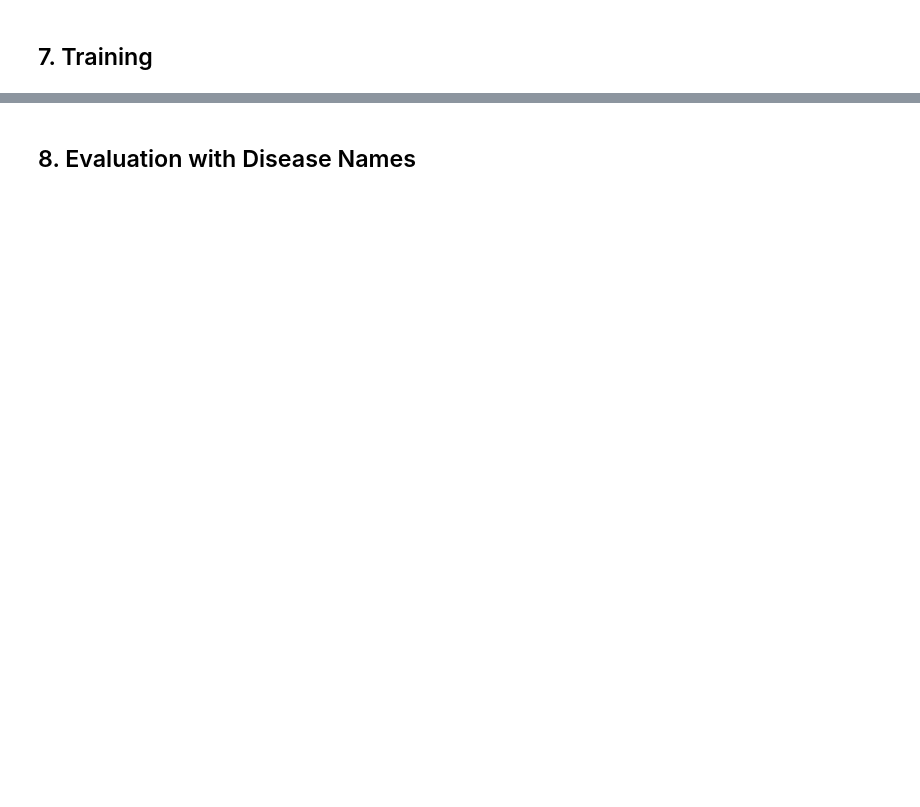
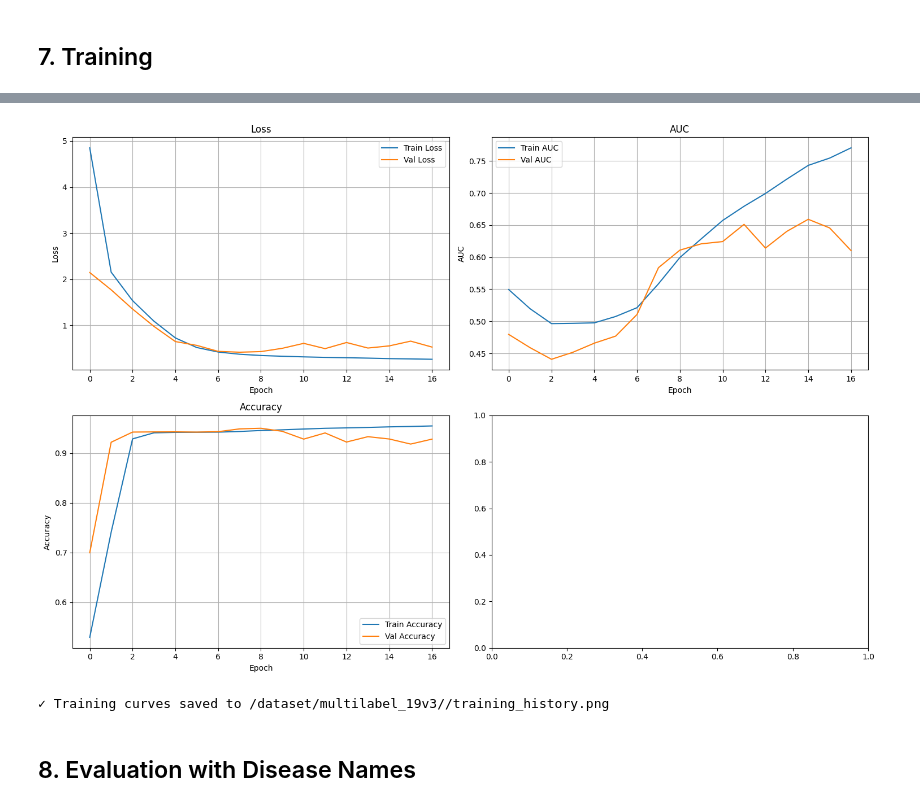
Before and after one commit to kiril-buga/Neural-Network-Training-Project, a Jupyter notebook: 1D_CNN_Multilabel_19_Classes_V3/Y_1d_CNN_19_Labels_FullLength_v03.ipynb, the cells around one changed output, grey strips where cells are left out. Drawn from its saved outputs; the diff is of its cells as text; code cells hidden in the pictures; blank space fills up the shorter version.

```diff
--- a/1D_CNN_Multilabel_19_Classes_V3/Y_1d_CNN_19_Labels_FullLength_v03.ipynb
+++ b/1D_CNN_Multilabel_19_Classes_V3/Y_1d_CNN_19_Labels_FullLength_v03.ipynb
@@ -1830,42 +1858,45 @@ axes[0, 0].set_title('Loss', fontsize=12)
 axes[0, 0].set_xlabel('Epoch')
 axes[0, 0].set_ylabel('Loss')
 axes[0, 0].legend()
 axes[0, 0].grid(True)
 
 # AUC
 axes[0, 1].plot(history.history['auc'], label='Train AUC')
 axes[0, 1].plot(history.history['val_auc'], label='Val AUC')
 axes[0, 1].set_title('AUC', fontsize=12)
 axes[0, 1].set_xlabel('Epoch')
 axes[0, 1].set_ylabel('AUC')
 axes[0, 1].legend()
 axes[0, 1].grid(True)
 
 # Accuracy
 axes[1, 0].plot(history.history['accuracy'], label='Train Accuracy')
 axes[1, 0].plot(history.history['val_accuracy'], label='Val Accuracy')
 axes[1, 0].set_title('Accuracy', fontsize=12)
 axes[1, 0].set_xlabel('Epoch')
 axes[1, 0].set_ylabel('Accuracy')
 axes[1, 0].legend()
 axes[1, 0].grid(True)
 
 # Precision & Recall
-axes[1, 1].plot(history.history['precision'], label='Train Precision', linestyle='--')
-axes[1, 1].plot(history.history['recall'], label='Train Recall', linestyle=':')
-axes[1, 1].plot(history.history['val_precision'], label='Val Precision', linestyle='--')
-axes[1, 1].plot(history.history['val_recall'], label='Val Recall', linestyle=':')
-axes[1, 1].set_title('Precision & Recall', fontsize=12)
-axes[1, 1].set_xlabel('Epoch')
-axes[1, 1].set_ylabel('Score')
-axes[1, 1].legend()
-axes[1, 1].grid(True)
+# axes[1, 1].plot(history.history['precision'], label='Train Precision', linestyle='--')
+# axes[1, 1].plot(history.history['recall'], label='Train Recall', linestyle=':')
+# axes[1, 1].plot(history.history['val_precision'], label='Val Precision', linestyle='--')
+# axes[1, 1].plot(history.history['val_recall'], label='Val Recall', linestyle=':')
+# axes[1, 1].set_title('Precision & Recall', fontsize=12)
+# axes[1, 1].set_xlabel('Epoch')
+# axes[1, 1].set_ylabel('Score')
+# axes[1, 1].legend()
+# axes[1, 1].grid(True)
 
 plt.tight_layout()
 plt.savefig(os.path.join(OUTPUT_DIR, 'training_history.png'), dpi=150)
 plt.show()
 
 print(f"✓ Training curves saved to {OUTPUT_DIR}/training_history.png")
+# %% [output]
+[figure, added]
+✓ Training curves saved to /dataset/multilabel_19v3//training_history.png
 # %% [markdown]
 ## 8. Evaluation with Disease Names
 # %%
```
Also changed, not shown: parts of 12 cells of this notebook.
